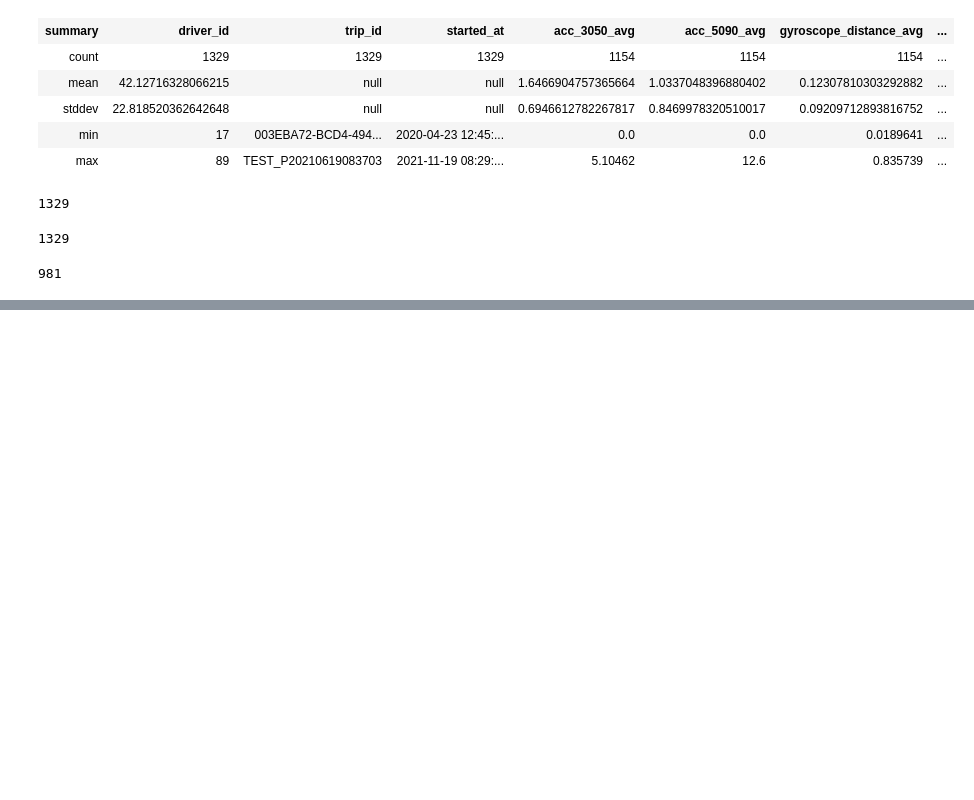
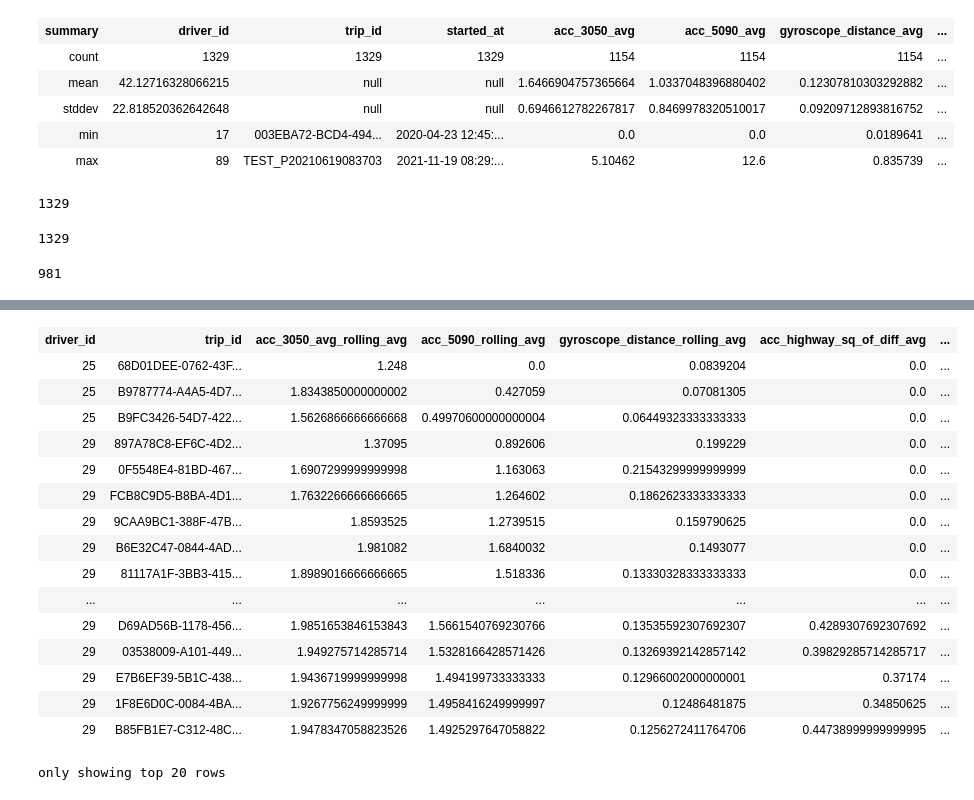
Before and after one commit to LeoVogiatzis/Decentralized_technologies, a Jupyter notebook: Pyspark_trip_metrics.ipynb, the cells around one changed output, grey strips where cells are left out. Cells and saved outputs as stored; diff of their text form; code cells hidden in the pictures; blank space fills up the shorter version.

```diff
--- a/Pyspark_trip_metrics.ipynb
+++ b/Pyspark_trip_metrics.ipynb
@@ -159,0 +254,22 @@ print(gr_df)
+# %%
+parDF1=spark.read.parquet("rolling_metrics.parquet")
+# %%
+parDF1
+# %% [output]
+| driver_id | trip_id | acc_3050_avg_rolling_avg | acc_5090_rolling_avg | gyroscope_distance_rolling_avg | acc_highway_sq_of_diff_avg | ... |
+| 25 | 68D01DEE-0762-43F... | 1.248 | 0.0 | 0.0839204 | 0.0 | ... |
+| 25 | B9787774-A4A5-4D7... | 1.8343850000000002 | 0.427059 | 0.07081305 | 0.0 | ... |
+| 25 | B9FC3426-54D7-422... | 1.5626866666666668 | 0.49970600000000004 | 0.06449323333333333 | 0.0 | ... |
+| 29 | 897A78C8-EF6C-4D2... | 1.37095 | 0.892606 | 0.199229 | 0.0 | ... |
+| 29 | 0F5548E4-81BD-467... | 1.6907299999999998 | 1.163063 | 0.21543299999999999 | 0.0 | ... |
+| 29 | FCB8C9D5-B8BA-4D1... | 1.7632266666666665 | 1.264602 | 0.1862623333333333 | 0.0 | ... |
+| 29 | 9CAA9BC1-388F-47B... | 1.8593525 | 1.2739515 | 0.159790625 | 0.0 | ... |
+| 29 | B6E32C47-0844-4AD... | 1.981082 | 1.6840032 | 0.1493077 | 0.0 | ... |
+| 29 | 81117A1F-3BB3-415... | 1.8989016666666665 | 1.518336 | 0.13330328333333333 | 0.0 | ... |
+| ... | ... | ... | ... | ... | ... | ... |
+| 29 | D69AD56B-1178-456... | 1.9851653846153843 | 1.5661540769230766 | 0.13535592307692307 | 0.4289307692307692 | ... |
+| 29 | 03538009-A101-449... | 1.949275714285714 | 1.5328166428571426 | 0.13269392142857142 | 0.39829285714285717 | ... |
+| 29 | E7B6EF39-5B1C-438... | 1.9436719999999998 | 1.494199733333333 | 0.12966002000000001 | 0.37174 | ... |
+| 29 | 1F8E6D0C-0084-4BA... | 1.9267756249999999 | 1.4958416249999997 | 0.12486481875 | 0.34850625 | ... |
+| 29 | B85FB1E7-C312-48C... | 1.9478347058823526 | 1.4925297647058822 | 0.1256272411764706 | 0.44738999999999995 | ... |
+only showing top 20 rows
```
Also changed, not shown: parts of 18 cells of this notebook.
